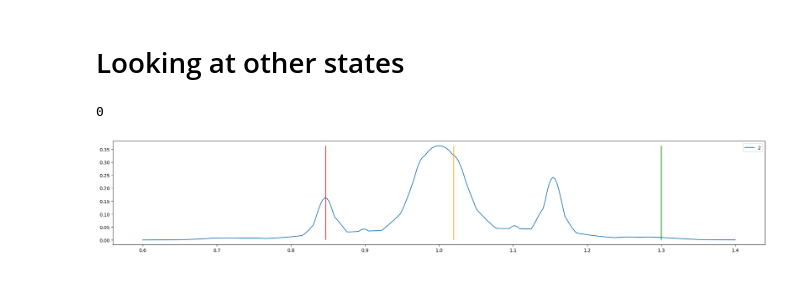
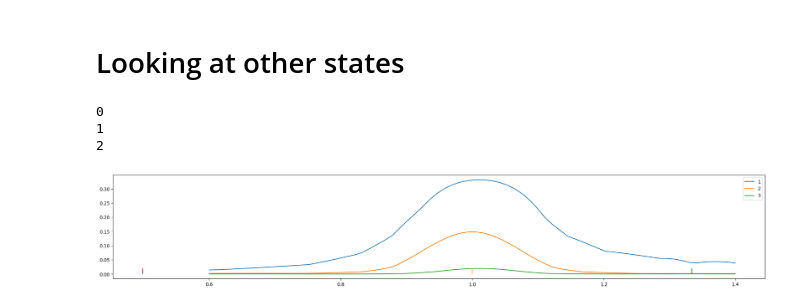
Before and after one commit to Pablo-The-Squirell/Simplest-JC-Model-E-state-Finder, a Jupyter notebook: Codes/Time_evolution.ipynb, the cells around one changed output. Cells and saved outputs as stored; diff of their text form; code cells hidden in the pictures.

```diff
--- a/Codes/Time_evolution.ipynb
+++ b/Codes/Time_evolution.ipynb
@@ -331,61 +367,67 @@ plt.show()
 # %%
 wa= 1
 # d = wa-wc
-Omega = 0.08
+Omega = 0.1
 N= 20
 w = wa
-f = 0.3
+f = 1
 
 wcs = []
 
 psi0 = tensor(fock(N, 0), fock(2,0))
 psi1 = tensor(fock(N, 0), fock(2,1))
+# ini0 = (psi0 + psi1)/np.sqrt(2)
+ini0 = psi0
 
-e_n = tensor(fock(N, 4), fock(2,0))
-g_n = tensor(fock(N, 4), fock(2,0))
+e_n = tensor(fock(N, 1), fock(2,1))
+g_n = tensor(fock(N, 1), fock(2,0))
+psif_minus = (g_n - e_n)/np.sqrt(2)
 
-wcs = np.linspace(0.6, 1.4, 300)
+wcs = np.linspace(0.6, 1.4, 70)
 i= 0
 
 # f = np.linspace(0, 1.5, 100)
 
-for n in [2]:
+for n in [1, 2, 3]:
     e_n = tensor(fock(N, n), fock(2,1))
     g_n = tensor(fock(N, n), fock(2,0))
+    psif_minus = (g_n - e_n)/np.sqrt(2)
     print(i)
     i+=1
     strength = []
     for wc in wcs:
 
-        H_JC_rwa_driven = Hamiltonian( wa, wc, Omega, w, f, N, True, True).H_JC
+        H_JC_rwa_driven = Hamiltonian( wa, wc, Omega, w, f, N, True, True, True).H_JC
         times = np.linspace(0.0, 10*np.pi/f, int(np.round(3*10*np.pi/f)))
         tau = times
         mpl.rc("figure", figsize=(25, 4))
-        results_rwa_driven=mesolve(H_JC_rwa_driven,psi0, tau)
+        results_rwa_driven=mesolve(H_JC_rwa_driven,ini0, tau)
         states_rwa_driven=results_rwa_driven.states
 
         # results_rwa_nondriven=mesolve(H_JC_rwa_nondriven, psi0, tau)
         # states_rwa_nondriven=results_rwa_nondriven.states
 
         # results_nonrwa_driven=mesolve(H_JC_nonrwa_driven, psi0, tau)
         # states_nonrwa_driven=results_nonrwa_driven.states
 
         # results_nonrwa_nondriven=mesolve(H_JC_nonrwa_nondriven, psi0, tau)
         # states_nonrwa_nondriven=results_nonrwa_nondriven.states
 
         # Visualize the results
-        expect_rwa_driven_e = [np.abs(((states_rwa_driven[i].overlap(e_n))))**2 for i in range(len(tau))]
-        expect_rwa_driven_g = [np.abs(((states_rwa_driven[i].overlap(g_n))))**2 for i in range(len(tau))]
+        expect_rwa_driven_e = [np.abs(((states_rwa_driven[i].overlap(psif_minus))))**2 for i in range(len(tau))]
+        expect_rwa_driven_g = [np.abs(((states_rwa_driven[i].overlap(psif_minus))))**2 for i in range(len(tau))]
 
         strength.append(np.max(np.array(expect_rwa_driven_g)+np.array(expect_rwa_driven_e)))
         # wcs.append(wc)
-    plt.plot(wcs, np.array(strength), label = str(n))
+    plt.plot(wcs, (np.array(strength)), label = str(n))
 plt.legend()
 plt.vlines((-1/2 *np.sqrt(f**2+Omega**2/2) + w), np.min(np.array(strength)), np.max(np.array(strength)), color = 'red')
-plt.vlines((+2/2 *np.sqrt(f**2) + w), np.min(np.array(strength)), np.max(np.array(strength)), color = 'green')
+plt.vlines((+1/3 *np.sqrt(f**2) + w), np.min(np.array(strength)), np.max(np.array(strength)), color = 'green')
 # plt.vlines((-14/2 *np.sqrt(f**2) + w), np.min(1-np.array(strength)), np.max(1-np.array(strength)), color = 'green')
-plt.vlines((w+Omega/4), np.min(np.array(strength)), np.max(np.array(strength)), color = 'orange')
+plt.vlines((w), np.min(np.array(strength)), np.max(np.array(strength)), color = 'orange')
 plt.show()
 # %% [output]
 0
+1
+2
-[figure, old version]
+[figure, new version]
```
Also changed, not shown: parts of 15 cells of this notebook, 2 other files.
